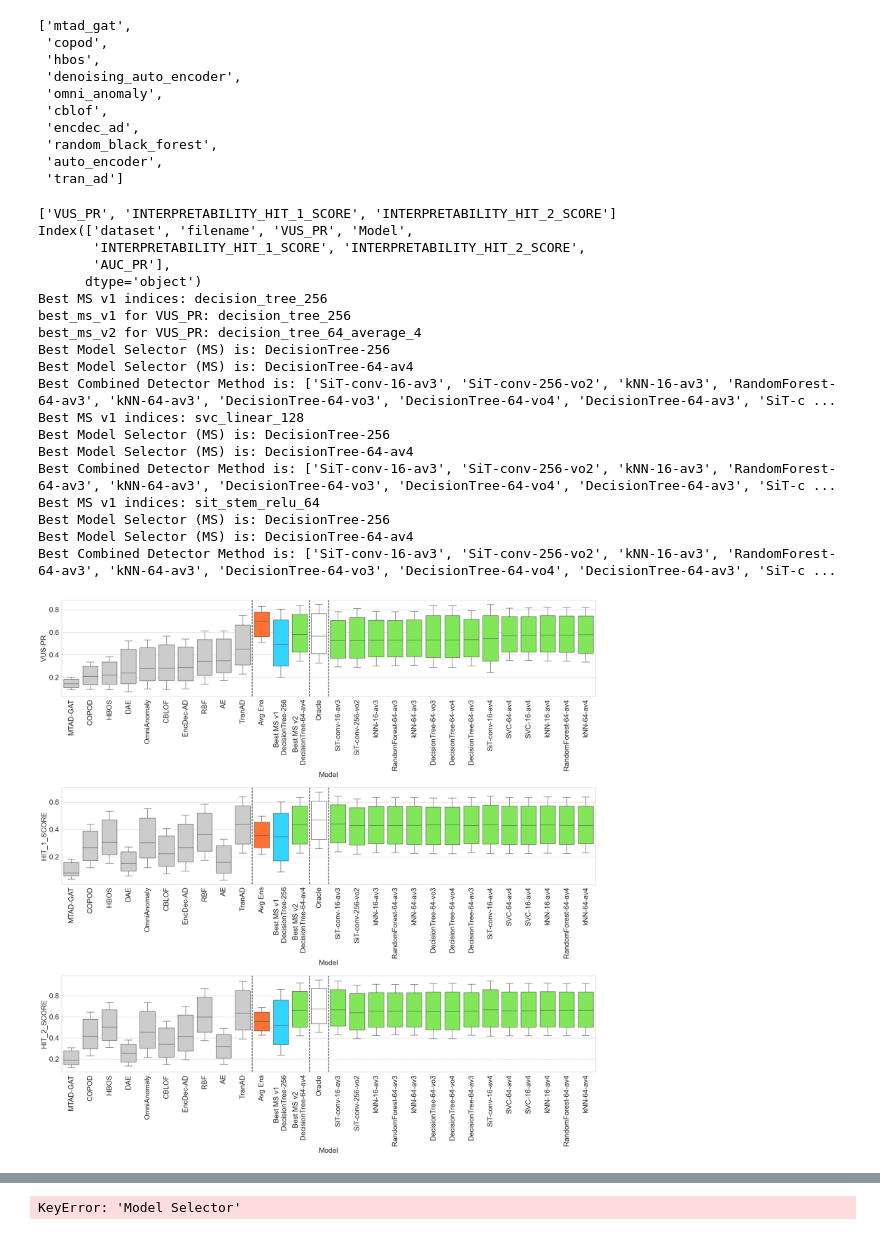
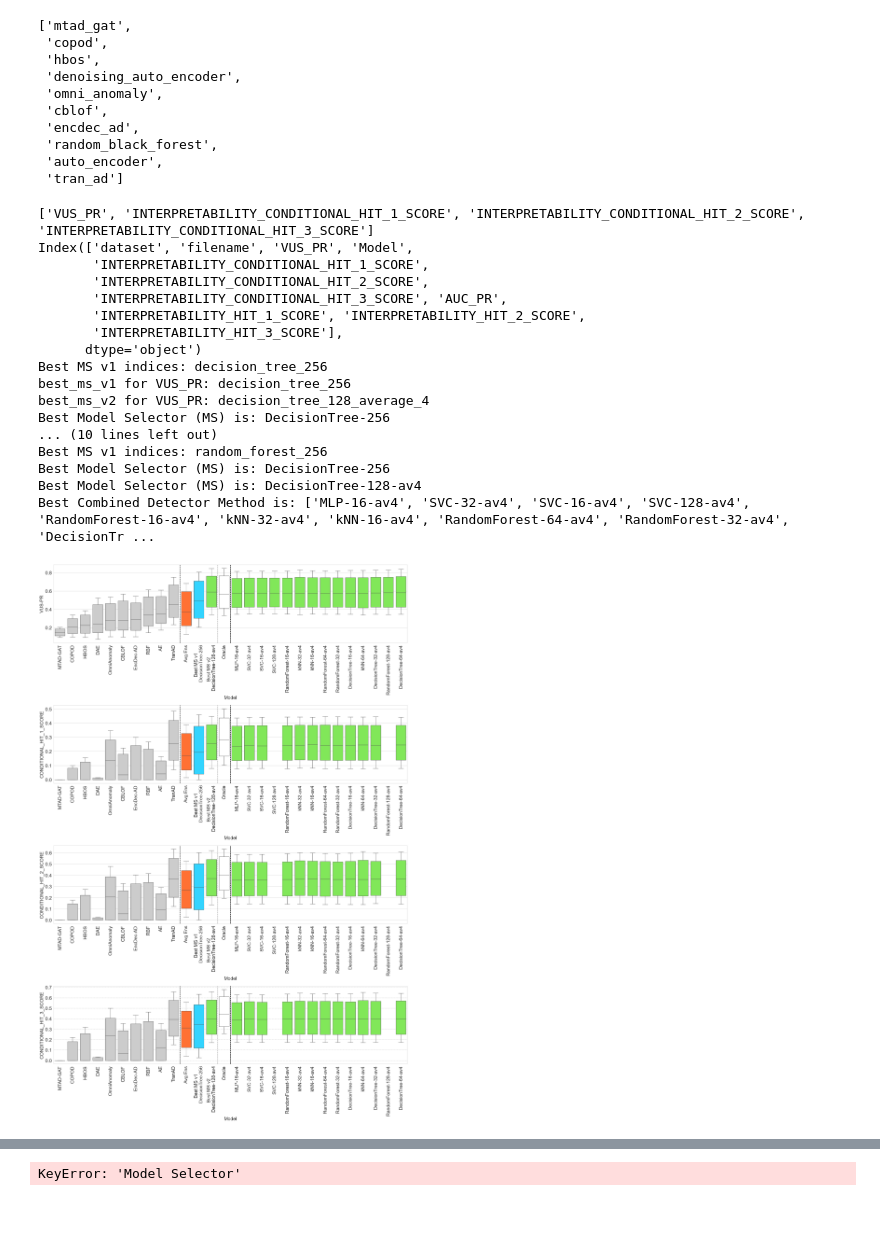
Before and after one commit to doanthihoaithu/MSAD, a Jupyter notebook: analyze_combining_detectors.ipynb, the cells around one changed output, grey strips where cells are left out. Drawn from its saved outputs; the diff is of its cells as text; code cells hidden in the pictures.

Commit message:
update plot current results

```diff
--- a/analyze_combining_detectors.ipynb
+++ b/analyze_combining_detectors.ipynb
@@ -93,7 +109,15 @@ for row in model_selection_cfgs.itertuples():
     # print(f'Model Selector: {row[1]}, Combine Method: {row[2]}, k: {row[3]} -> Counts: {row[4]}')
     single_df = combine_df[(combine_df['Model Selector'] == row[1]) & (combine_df['Combine Method'] == row[2]) & (combine_df['k'] == row[3])]
     # print(single_df.shape)
-    single_df = single_df[['dataset', 'filename', 'AUC_PR', 'VUS_PR','INTERPRETABILITY_HIT_1_SCORE','INTERPRETABILITY_HIT_2_SCORE']]
+    single_df = single_df[['dataset', 'filename', 'AUC_PR', 'VUS_PR',
+                           'INTERPRETABILITY_HIT_1_SCORE',
+                           'INTERPRETABILITY_HIT_2_SCORE',
+                           'INTERPRETABILITY_HIT_3_SCORE',
+                           'INTERPRETABILITY_CONDITIONAL_HIT_1_SCORE',
+                           'INTERPRETABILITY_CONDITIONAL_HIT_2_SCORE',
+                           'INTERPRETABILITY_CONDITIONAL_HIT_3_SCORE'
+                            ]
+    ]
     # single_df.set_index(['dataset', 'filename'], inplace=True)
     single_df['Model'] = f'{row[1]}_{row[2]}_{row[3]}'
     # single_df.rename(columns={'AUC_PR': f'{row[1]}_{row[2]}_{row[3]}'}, inplace=True)
@@ -122,7 +146,7 @@ Combined detector methods: ['convnet_default_128_average_3', 'sit_linear_patch_1
 # %%
 # Replace this value with "AUC_PR" or "VUS_PR" to obtain the corresponding results
 # measure_name = 'VUS_PR'
-measure_names = ['VUS_PR', 'INTERPRETABILITY_HIT_1_SCORE', 'INTERPRETABILITY_HIT_2_SCORE']
+measure_names = ['VUS_PR', 'INTERPRETABILITY_CONDITIONAL_HIT_1_SCORE', 'INTERPRETABILITY_CONDITIONAL_HIT_2_SCORE', 'INTERPRETABILITY_CONDITIONAL_HIT_3_SCORE']
 base_lines = ['Oracle', 'Avg Ens']
 
 # ['INTERPRETABILITY_HIT_2_SCORE', 'INTERPRETABILITY_LOG_SCORE']
@@ -464,7 +493,17 @@ template_names = {
     'INTERPRETABILITY_HIT_7_SCORE': 'HIT_7_SCORE',
     'INTERPRETABILITY_HIT_8_SCORE': 'HIT_8_SCORE',
     'INTERPRETABILITY_HIT_9_SCORE': 'HIT_9_SCORE',
-    'INTERPRETABILITY_HIT_10_SCORE': 'HIT_10_SCORE'
+    'INTERPRETABILITY_HIT_10_SCORE': 'HIT_10_SCORE',
+    'INTERPRETABILITY_CONDITIONAL_HIT_1_SCORE': 'CONDITIONAL_HIT_1_SCORE',
+    'INTERPRETABILITY_CONDITIONAL_HIT_2_SCORE': 'CONDITIONAL_HIT_2_SCORE',
+    'INTERPRETABILITY_CONDITIONAL_HIT_3_SCORE': 'CONDITIONAL_HIT_3_SCORE',
+    'INTERPRETABILITY_CONDITIONAL_HIT_4_SCORE': 'CONDITIONAL_HIT_4_SCORE',
+    'INTERPRETABILITY_CONDITIONAL_HIT_5_SCORE': 'CONDITIONAL_HIT_5_SCORE',
+    'INTERPRETABILITY_CONDITIONAL_HIT_6_SCORE': 'CONDITIONAL_HIT_6_SCORE',
+    'INTERPRETABILITY_CONDITIONAL_HIT_7_SCORE': 'CONDITIONAL_HIT_7_SCORE',
+    'INTERPRETABILITY_CONDITIONAL_HIT_8_SCORE': 'CONDITIONAL_HIT_8_SCORE',
+    'INTERPRETABILITY_CONDITIONAL_HIT_9_SCORE': 'CONDITIONAL_HIT_9_SCORE',
+    'INTERPRETABILITY_CONDITIONAL_HIT_10_SCORE': 'CONDITIONAL_HIT_10_SCORE',
 }
 
 all_length = [16, 32, 64, 128, 256]
@@ -529,7 +568,7 @@ def plot_result_boxplot_dataset(combined_df, measure_names=measure_names):
     # if len(measure_names) == 1:
     #     figure = plt.figure(figsize=(20, 10))
     # else:
-    figure, axes = plt.subplots(len(measure_names), 1,figsize=(20, 20))
+    figure, axes = plt.subplots(len(measure_names), 1,figsize=(20, 30))
     plt.grid(color='k', linestyle='--', linewidth=1, alpha=0.2)
 
 
@@ -568,7 +607,7 @@ def plot_result_boxplot_dataset(combined_df, measure_names=measure_names):
             best_vus_pr_v2_list = selected_best_ms_combine_raw_names
             print('best_ms_v1 for VUS_PR:', best_vus_pr_v1)
             print('best_ms_v2 for VUS_PR:', best_vus_pr_v2)
-        if measure_name in ['INTERPRETABILITY_HIT_1_SCORE', 'INTERPRETABILITY_HIT_2_SCORE', 'AUC_PR']:
+        if measure_name in ['INTERPRETABILITY_CONDITIONAL_HIT_1_SCORE', 'INTERPRETABILITY_CONDITIONAL_HIT_2_SCORE', 'INTERPRETABILITY_CONDITIONAL_HIT_3_SCORE', 'AUC_PR']:
             best_ms_v2 = best_vus_pr_v2
             best_ms = best_vus_pr_v1
             selected_best_ms_combine_raw_names = best_vus_pr_v2_list
@@ -596,46 +635,44 @@ def plot_result_boxplot_dataset(combined_df, measure_names=measure_names):
         for x in tmp_methods:
             if x != best_ms and x!= best_ms_v2:
                 xticks_labels.append(final_names[x])
             elif x == best_ms:
                 xticks_labels.append(final_names['best_ms'].format(final_names[best_ms]))
             else:
                 xticks_labels.append(final_names['best_ms_v2'].format(final_names[best_ms_v2]))
 
         axis.set_xticks(list(range(len(xticks_labels))), xticks_labels, rotation=90)
         axis.set_ylabel(final_names[measure_name])
 
         axis.axvline(9.5, color='black', linestyle='--')
         axis.axvline(12.5, color='black', linestyle='--')
         axis.axvline(13.5, color='black', linestyle='--')
     plt.tight_layout()
     #     plt.savefig(figure_path.format('1_intro_fig_1'), transparent=True)
     figure_path = f'result_label_by_{mts_current_metric_for_optimization}'
     figure.savefig(figure_path)
     plt.show()
     plt.close()
 
 plot_result_boxplot_dataset(combined_df, measure_names)
 # %% [output]
-['VUS_PR', 'INTERPRETABILITY_HIT_1_SCORE', 'INTERPRETABILITY_HIT_2_SCORE']
+['VUS_PR', 'INTERPRETABILITY_CONDITIONAL_HIT_1_SCORE', 'INTERPRETABILITY_CONDITIONAL_HIT_2_SCORE', 'INTERPRETABILITY_CONDITIONAL_HIT_3_SCORE']
 Index(['dataset', 'filename', 'VUS_PR', 'Model',
+       'INTERPRETABILITY_CONDITIONAL_HIT_1_SCORE',
+       'INTERPRETABILITY_CONDITIONAL_HIT_2_SCORE',
+       'INTERPRETABILITY_CONDITIONAL_HIT_3_SCORE', 'AUC_PR',
        'INTERPRETABILITY_HIT_1_SCORE', 'INTERPRETABILITY_HIT_2_SCORE',
-       'AUC_PR'],
+       'INTERPRETABILITY_HIT_3_SCORE'],
       dtype='object')
 Best MS v1 indices: decision_tree_256
 best_ms_v1 for VUS_PR: decision_tree_256
-best_ms_v2 for VUS_PR: decision_tree_64_average_4
+best_ms_v2 for VUS_PR: decision_tree_128_average_4
 Best Model Selector (MS) is: DecisionTree-256
-Best Model Selector (MS) is: DecisionTree-64-av4
-Best Combined Detector Method is: ['SiT-conv-16-av3', 'SiT-conv-256-vo2', 'kNN-16-av3', 'RandomForest-64-av3', 'kNN-64-av3', 'DecisionTree-64-vo3', 'DecisionTree-64-vo4', 'DecisionTree-64-av3', 'SiT-c ...
-Best MS v1 indices: svc_linear_128
+... (10 lines left out)
+Best MS v1 indices: random_forest_256
 Best Model Selector (MS) is: DecisionTree-256
-Best Model Selector (MS) is: DecisionTree-64-av4
-Best Combined Detector Method is: ['SiT-conv-16-av3', 'SiT-conv-256-vo2', 'kNN-16-av3', 'RandomForest-64-av3', 'kNN-64-av3', 'DecisionTree-64-vo3', 'DecisionTree-64-vo4', 'DecisionTree-64-av3', 'SiT-c ...
-Best MS v1 indices: sit_stem_relu_64
-Best Model Selector (MS) is: DecisionTree-256
-Best Model Selector (MS) is: DecisionTree-64-av4
-Best Combined Detector Method is: ['SiT-conv-16-av3', 'SiT-conv-256-vo2', 'kNN-16-av3', 'RandomForest-64-av3', 'kNN-64-av3', 'DecisionTree-64-vo3', 'DecisionTree-64-vo4', 'DecisionTree-64-av3', 'SiT-c ...
+Best Model Selector (MS) is: DecisionTree-128-av4
+Best Combined Detector Method is: ['MLP-16-av4', 'SVC-32-av4', 'SVC-16-av4', 'SVC-128-av4', 'RandomForest-16-av4', 'kNN-32-av4', 'kNN-16-av4', 'RandomForest-64-av4', 'RandomForest-32-av4', 'DecisionTr ...
-[figure, old version]
+[figure, new version]
 # %%
 plt.rcParams.update({'font.size': 18})
 # plt.figure(figsize=(20, 40))
```
Also changed, not shown: parts of 13 cells of this notebook, 2 other files.
